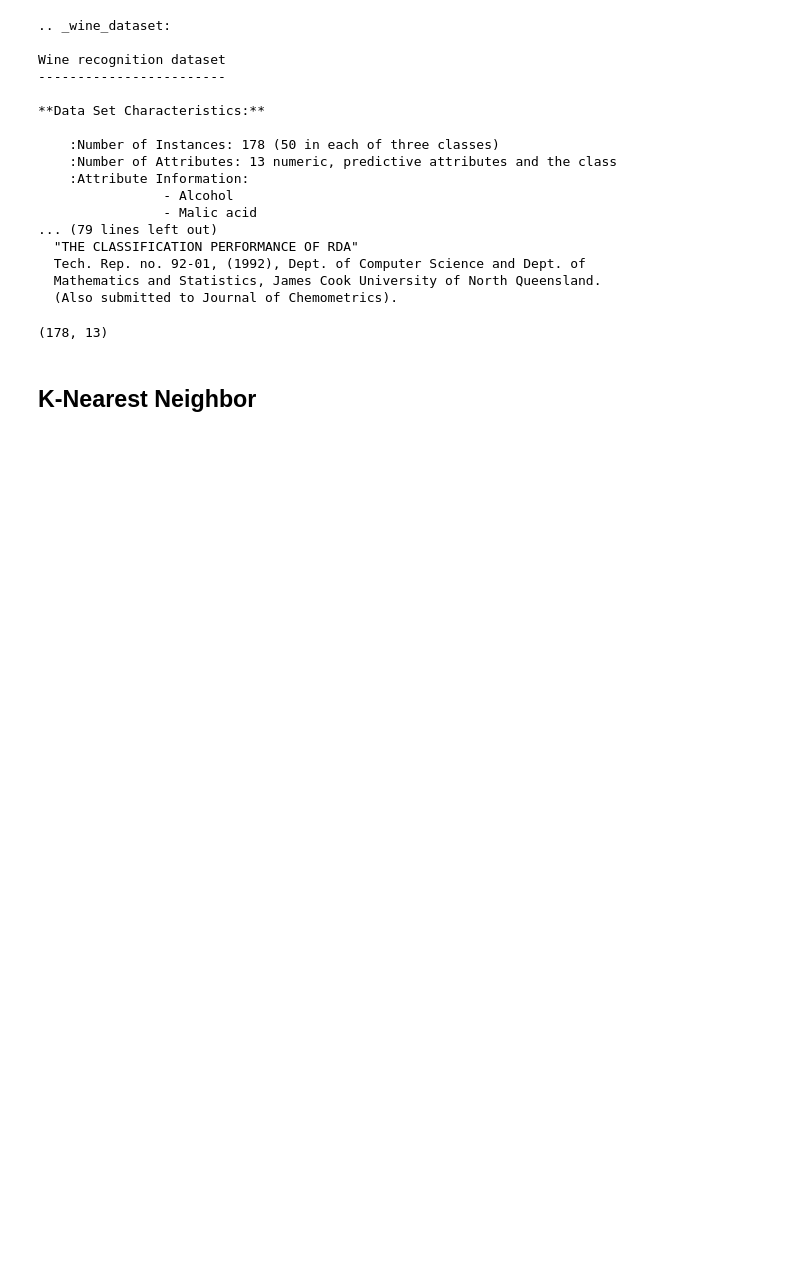
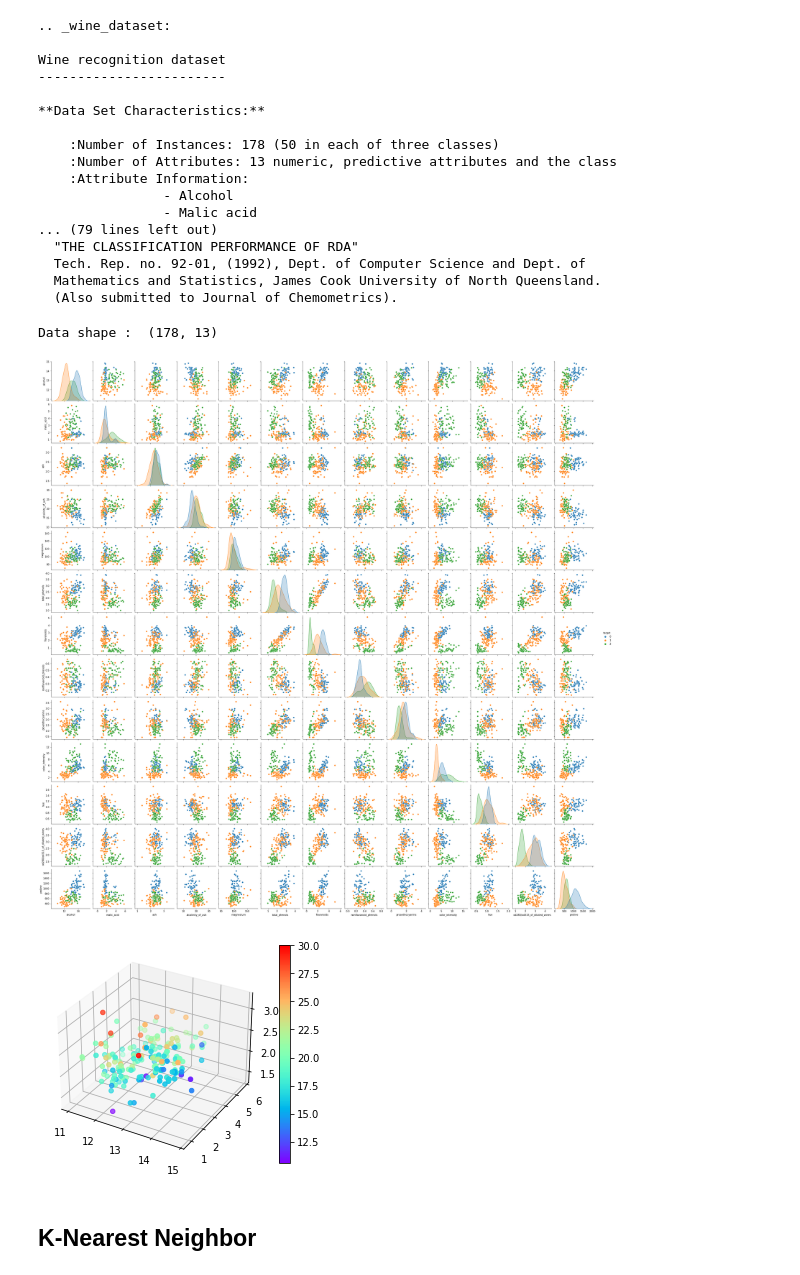
Before and after one commit to minercode625/Archive, a Jupyter notebook: ML/NN/Euclidean/007_Classification_Wine.ipynb, the cells around one changed output. Saved outputs shown, nothing was run; the diff lists cells and outputs as text; code cells hidden in the pictures; blank space fills up the shorter version.

```diff
--- a/ML/NN/Euclidean/007_Classification_Wine.ipynb
+++ b/ML/NN/Euclidean/007_Classification_Wine.ipynb
@@ -31,9 +34,32 @@ feature_names = wine.feature_names
 target = wine.target
 target_names = wine.target_names
 
-print(features.shape)
+print("Data shape : ", features.shape)
+
+df_feature = pd.DataFrame(features, columns=feature_names)
+df_target = pd.DataFrame(target, columns=["target"])
+
+df = pd.concat([df_feature, df_target], axis=1)
 # %% [output]
-(178, 13)
+Data shape :  (178, 13)
+# %%
+sns.pairplot(df, hue="target", palette="tab10")
+plt.show()
+
+fig = plt.figure()
+ax = fig.add_subplot(111, projection='3d')
+
+x = features[:, 0]
+y = features[:, 1]
+z = features[:, 2]
+c = features[:, 3]
+
+img = ax.scatter(x, y, z, c=c, cmap=plt.cm.rainbow)
+fig.colorbar(img)
+plt.show()
+# %% [output]
+[figure, added]
+[figure, added]
 # %% [markdown]
 ## K-Nearest Neighbor
 # %%
```
Also changed, not shown: parts of 2 cells of this notebook, 3 other files.
